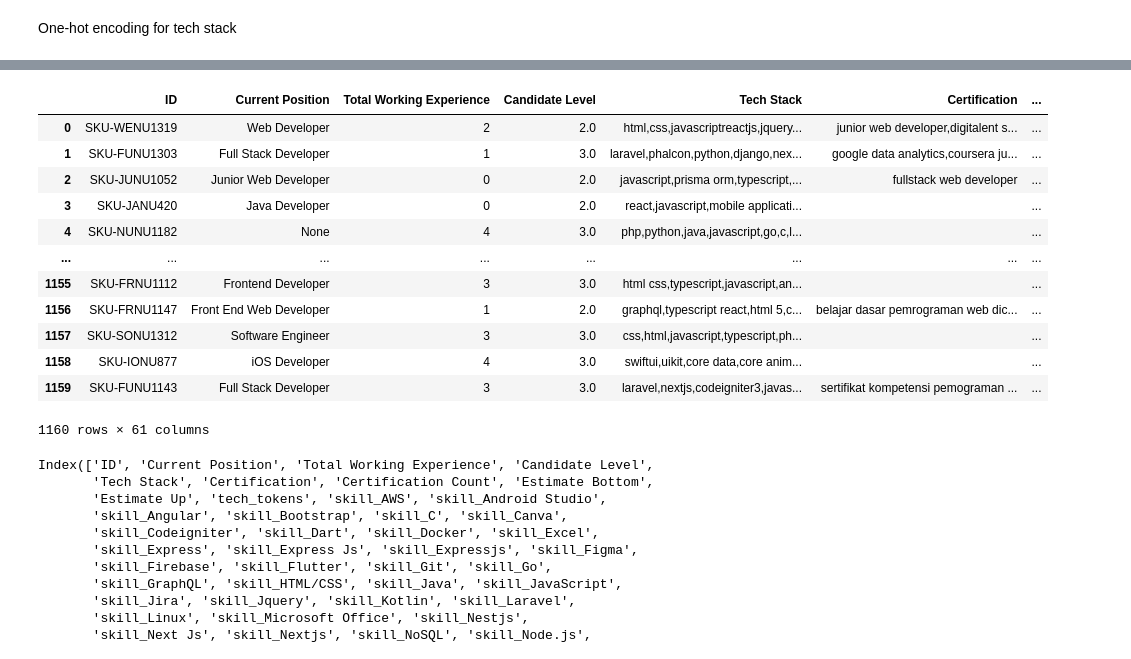
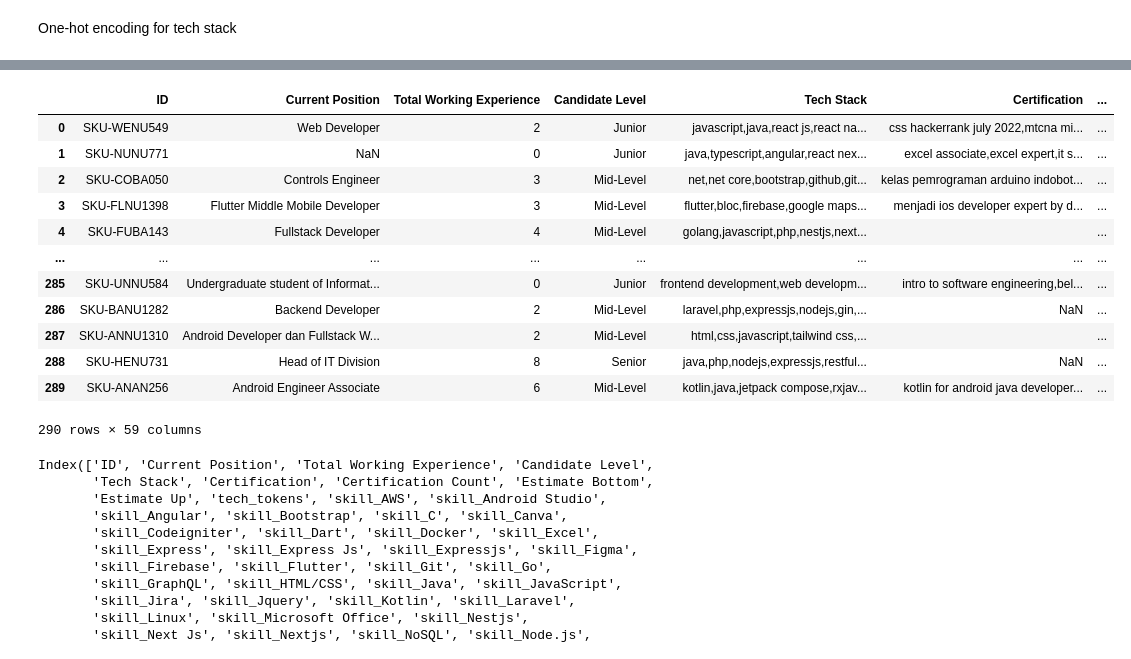
Before and after one commit to aufafaza/IFEST_DATA, a Jupyter notebook: main.ipynb, the cells around one changed output, grey strips where cells are left out. Saved outputs shown, nothing was run; the diff lists cells and outputs as text; code cells hidden in the pictures.

```diff
--- a/main.ipynb
+++ b/main.ipynb
@@ -234,3 +234,5 @@ train.head()
 # show entire train dataset
 # feat_train = train["ID", "Current Position", "Total Working Experience", "Candidate Level", "Tech Stack", "Certification", "Certification Count", "Estimate Bottom"]
 train_feat = train[["ID", "Current Position", "Total Working Experience", "Candidate Level", "Tech Stack", "Certification", "Certification Count", "Estimate Bottom", "Estimate Up"]]
+test_feat = test[["ID", "Current Position", "Total Working Experience", "Candidate Level", "Tech Stack", "Certification", "Certification Count"]]
+test_feat
@@ -408,8 +424,10 @@ def standardize_tech_stack(series: pd.Series, fuzzy=True) -> pd.Series:
 # apply all for train dataset only
 if "Tech Stack" in train.columns:
     train_feat["tech_tokens"] = standardize_tech_stack(train_feat["Tech Stack"], fuzzy=True)
+    test_feat["tech_tokens"] = standardize_tech_stack(test_feat["Tech Stack"], fuzzy=True)
 else:
     train_feat["tech_tokens"] = [[] for _ in range(len(train_feat))]
+    test_feat["tech_tokens"] = [[] for _ in range(len(test_feat))]
 # %% [output]
 A value is trying to be set on a copy of a slice from a DataFrame.
 Try using .loc[row_indexer,col_indexer] = value instead
@@ -432,6 +455,7 @@ if "Tech Stack" in train_feat.columns:
     train_feat["tech_tokens"] = standardize_tech_stack(train_feat["Tech Stack"], fuzzy=True)
 else:
     train_feat["tech_tokens"] = [[] for _ in range(len(train_feat))]
+    test_feat["tech_tokens"] = [[] for _ in range(len(test_feat))]
 
 # 2) (Optional but recommended) keep only top-K most frequent skills to reduce dimensionality
 TOP_K = 50           # tune this
@@ -447,14 +471,17 @@ kept_skills_set = set(kept_skills)
 
 # filter tokens to the kept set
 train_feat["tech_tokens"] = train_feat["tech_tokens"].apply(lambda lst: [t for t in lst if t in kept_skills_set])
-
+test_feat["tech_tokens"] = test_feat["tech_tokens"].apply(lambda lst: [t for t in lst if t in kept_skills_set])
 # 3A) MULTI-HOT with sklearn (recommended for pipelines)
 mlb = MultiLabelBinarizer()
 skill_matrix = mlb.fit_transform(train_feat["tech_tokens"])
+test_skill_matrix = mlb.transform(test_feat["tech_tokens"])
+
 skill_cols = [f"skill_{s}" for s in mlb.classes_]
 
+
 X_skills = pd.DataFrame(skill_matrix, columns=skill_cols, index=train_feat.index)
-
+test_X_skills = pd.DataFrame(test_skill_matrix, columns=skill_cols, index=test_feat.index)
 # 3B) (Alternative) Pure pandas approach (explode + get_dummies)
 # X_skills = (
 #     train_feat["tech_tokens"]
@@ -467,13 +494,15 @@ X_skills = pd.DataFrame(skill_matrix, columns=skill_cols, index=train_feat.index
 
 # 4) Join back to your feature frame
 train_feat = pd.concat([train_feat, X_skills], axis=1)
+test_feat = pd.concat([test_feat, test_X_skills], axis=1)
 
 # 5) Optional: a human-readable normalized string column
 train_feat["Tech_Stack_Normalized"] = train_feat["tech_tokens"].apply(lambda lst: ", ".join(lst))
+test_feat["Tech_Stack_Normalized"] = test_feat["tech_tokens"].apply(lambda lst: ", ".join(lst))
 
 # 6) Sanity check
 print("Top skills kept:", mlb.classes_.tolist())
-print(train_feat[["Tech Stack", "tech_tokens", "Tech_Stack_Normalized"] + skill_cols[:10]].head())
+print(test_feat[["Tech Stack", "tech_tokens", "Tech_Stack_Normalized"] + skill_cols[:10]].head())
 # %% [output]
 Top skills kept: ['AWS', 'Android Studio', 'Angular', 'Bootstrap', 'C', 'Canva', 'Codeigniter', 'Dart', 'Docker', 'Excel', 'Express', 'Express Js', 'Expressjs', 'Figma', 'Firebase', 'Flutter', 'Git',  ...
                                           Tech Stack  \
@@ -495,19 +529,19 @@ Top skills kept: ['AWS', 'Android Studio', 'Angular', 'Bootstrap', 'C', 'Canva',
 # %%
-train_feat
+test_feat
 # %% [output]
 |  | ID | Current Position | Total Working Experience | Candidate Level | Tech Stack | Certification | ... |
-| 0 | SKU-WENU1319 | Web Developer | 2 | 2.0 | html,css,javascriptreactjs,jquery... | junior web developer,digitalent s... | ... |
-| 1 | SKU-FUNU1303 | Full Stack Developer | 1 | 3.0 | laravel,phalcon,python,django,nex... | google data analytics,coursera ju... | ... |
-| 2 | SKU-JUNU1052 | Junior Web Developer | 0 | 2.0 | javascript,prisma orm,typescript,... | fullstack web developer | ... |
-| 3 | SKU-JANU420 | Java Developer | 0 | 2.0 | react,javascript,mobile applicati... |  | ... |
-| 4 | SKU-NUNU1182 | None | 4 | 3.0 | php,python,java,javascript,go,c,l... |  | ... |
+| 0 | SKU-WENU549 | Web Developer | 2 | Junior | javascript,java,react js,react na... | css hackerrank july 2022,mtcna mi... | ... |
+| 1 | SKU-NUNU771 | NaN | 0 | Junior | java,typescript,angular,react nex... | excel associate,excel expert,it s... | ... |
+| 2 | SKU-COBA050 | Controls Engineer | 3 | Mid-Level | net,net core,bootstrap,github,git... | kelas pemrograman arduino indobot... | ... |
+| 3 | SKU-FLNU1398 | Flutter Middle Mobile Developer | 3 | Mid-Level | flutter,bloc,firebase,google maps... | menjadi ios developer expert by d... | ... |
+| 4 | SKU-FUBA143 | Fullstack Developer | 4 | Mid-Level | golang,javascript,php,nestjs,next... |  | ... |
 | ... | ... | ... | ... | ... | ... | ... | ... |
-| 1155 | SKU-FRNU1112 | Frontend Developer | 3 | 3.0 | html css,typescript,javascript,an... |  | ... |
-| 1156 | SKU-FRNU1147 | Front End Web Developer | 1 | 2.0 | graphql,typescript react,html 5,c... | belajar dasar pemrograman web dic... | ... |
-| 1157 | SKU-SONU1312 | Software Engineer | 3 | 3.0 | css,html,javascript,typescript,ph... |  | ... |
-| 1158 | SKU-IONU877 | iOS Developer | 4 | 3.0 | swiftui,uikit,core data,core anim... |  | ... |
-| 1159 | SKU-FUNU1143 | Full Stack Developer | 3 | 3.0 | laravel,nextjs,codeigniter3,javas... | sertifikat kompetensi pemograman ... | ... |
+| 285 | SKU-UNNU584 | Undergraduate student of Informat... | 0 | Junior | frontend development,web developm... | intro to software engineering,bel... | ... |
+| 286 | SKU-BANU1282 | Backend Developer | 2 | Mid-Level | laravel,php,expressjs,nodejs,gin,... | NaN | ... |
+| 287 | SKU-ANNU1310 | Android Developer dan Fullstack W... | 2 | Mid-Level | html,css,javascript,tailwind css,... |  | ... |
+| 288 | SKU-HENU731 | Head of IT Division | 8 | Senior | java,php,nodejs,expressjs,restful... | NaN | ... |
+| 289 | SKU-ANAN256 | Android Engineer Associate | 6 | Mid-Level | kotlin,java,jetpack compose,rxjav... | kotlin for android java developer... | ... |
-1160 rows × 61 columns
+290 rows × 59 columns
 # %%
 # remove certification, unlikely to be useful
 #train_feat = train_feat.drop(columns=['Certification', 'Tech Stack', 'tech_tokens'])
```
Also changed, not shown: parts of 21 cells of this notebook, 9 other files.
